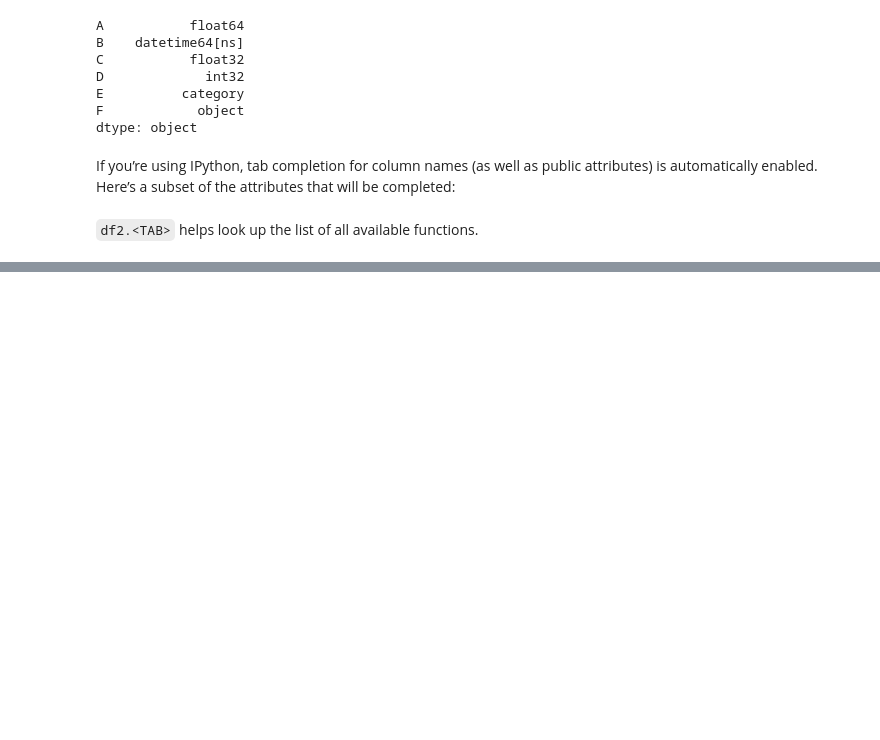
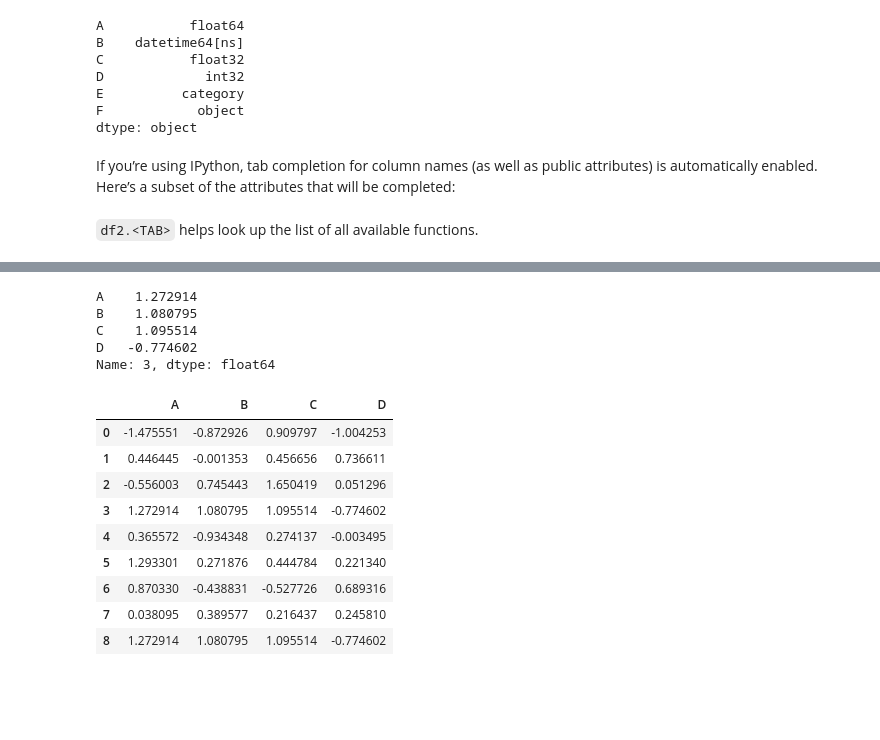
Before and after one commit to shevapato2008/PandasTutorial, a Jupyter notebook: 10 minutes to pandas.ipynb, the cells around one changed output, grey strips where cells are left out. Cells and saved outputs as stored; diff of their text form; code cells hidden in the pictures; blank space fills up the shorter version.

```diff
--- a/10 minutes to pandas.ipynb
+++ b/10 minutes to pandas.ipynb
@@ -84,0 +737,2 @@ If you’re using IPython, tab completion for column names (as well as public at
+# %%
+df = pd.DataFrame(np.random.randn(8, 4), columns = ['A', 'B', 'C', 'D'])
@@ -84,0 +751,25 @@ If you’re using IPython, tab completion for column names (as well as public at
+# %%
+s = df.iloc[3]
+# %%
+s
+# %% [output]
+A    1.272914
+B    1.080795
+C    1.095514
+D   -0.774602
+Name: 3, dtype: float64
+# %%
+df.append(s, ignore_index = True)
+# %% [output]
+|  | A | B | C | D |
+| 0 | -1.475551 | -0.872926 | 0.909797 | -1.004253 |
+| 1 | 0.446445 | -0.001353 | 0.456656 | 0.736611 |
+| 2 | -0.556003 | 0.745443 | 1.650419 | 0.051296 |
+| 3 | 1.272914 | 1.080795 | 1.095514 | -0.774602 |
+| 4 | 0.365572 | -0.934348 | 0.274137 | -0.003495 |
+| 5 | 1.293301 | 0.271876 | 0.444784 | 0.221340 |
+| 6 | 0.870330 | -0.438831 | -0.527726 | 0.689316 |
+| 7 | 0.038095 | 0.389577 | 0.216437 | 0.245810 |
+| 8 | 1.272914 | 1.080795 | 1.095514 | -0.774602 |
+# %% [markdown]
+<br><br>
```
Also changed, not shown: parts of 243 cells of this notebook.
